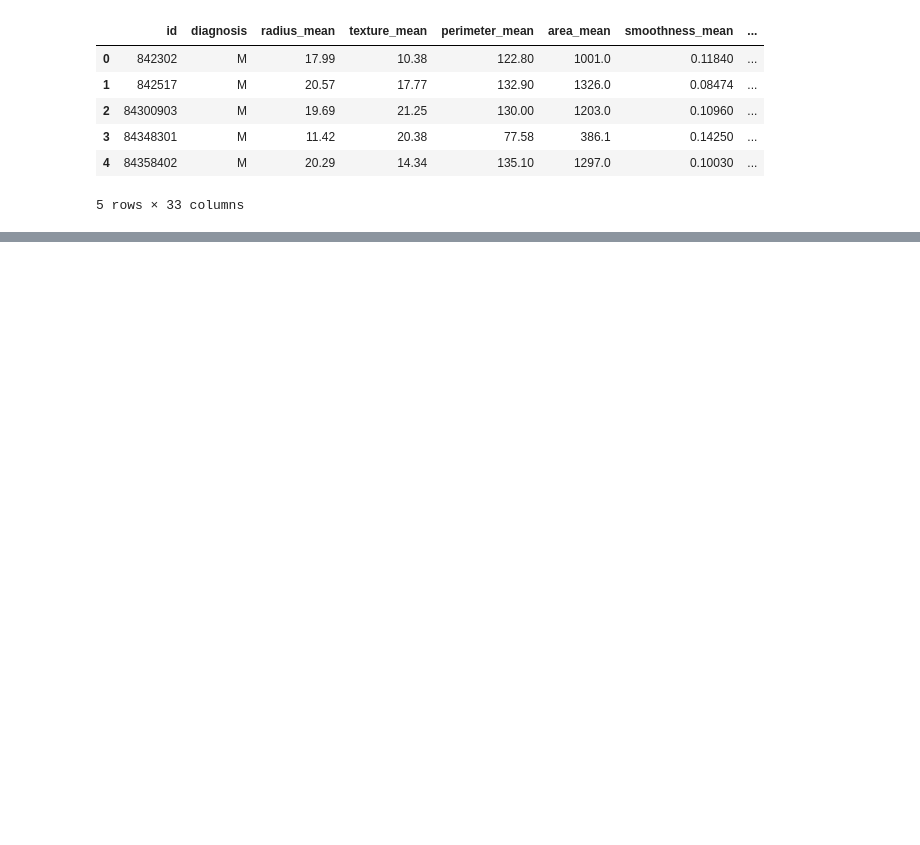
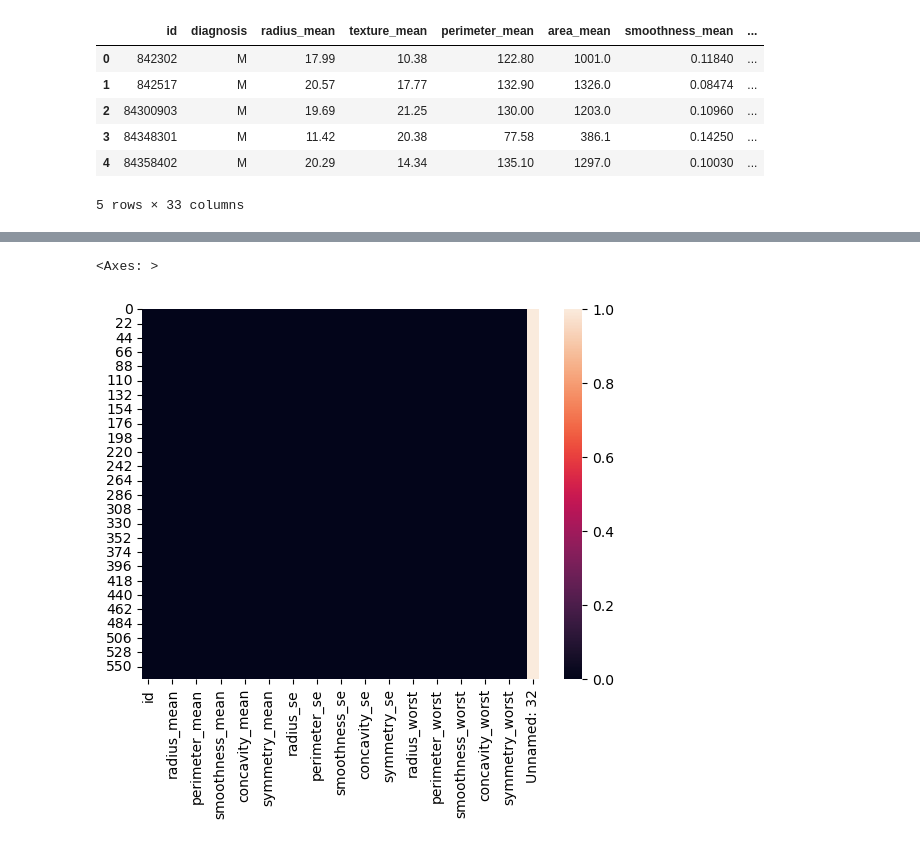
Before and after one commit to Arbazshariff06/Machine-Learning-Projects, a Jupyter notebook: Multiple_linear_regression/multiple_linear_regression.ipynb, the cells around one changed output, grey strips where cells are left out. Drawn from its saved outputs; the diff is of its cells as text; code cells hidden in the pictures; blank space fills up the shorter version.

```diff
--- a/Multiple_linear_regression/multiple_linear_regression.ipynb
+++ b/Multiple_linear_regression/multiple_linear_regression.ipynb
@@ -21,0 +51,5 @@ dataset.shape
+# %%
+sns.heatmap(dataset.isnull())
+# %% [output]
+<Axes: >
+[figure, added]
```
Also changed, not shown: parts of 15 cells of this notebook, 2 other files.
